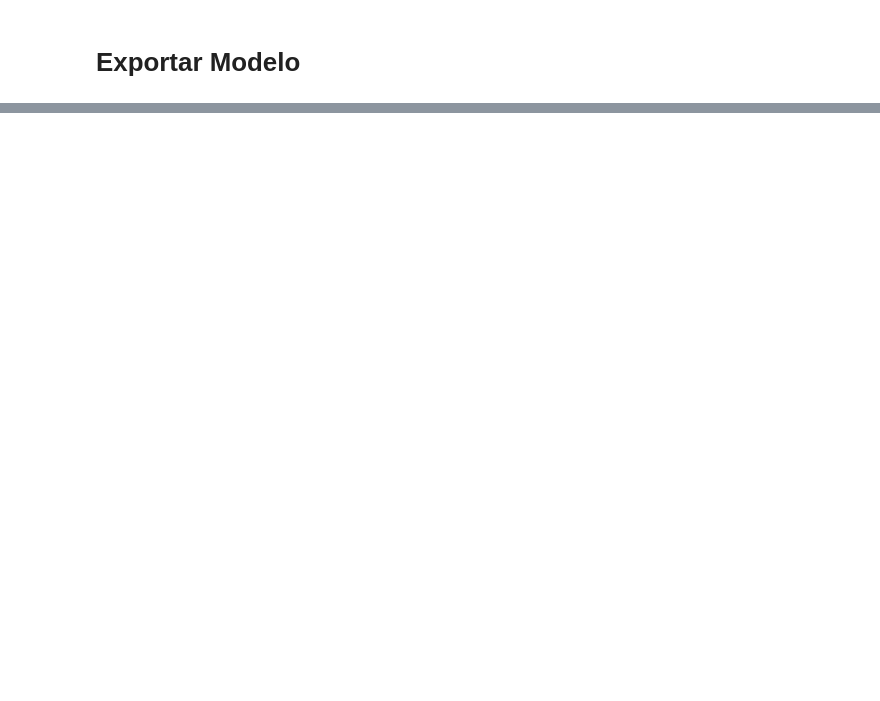
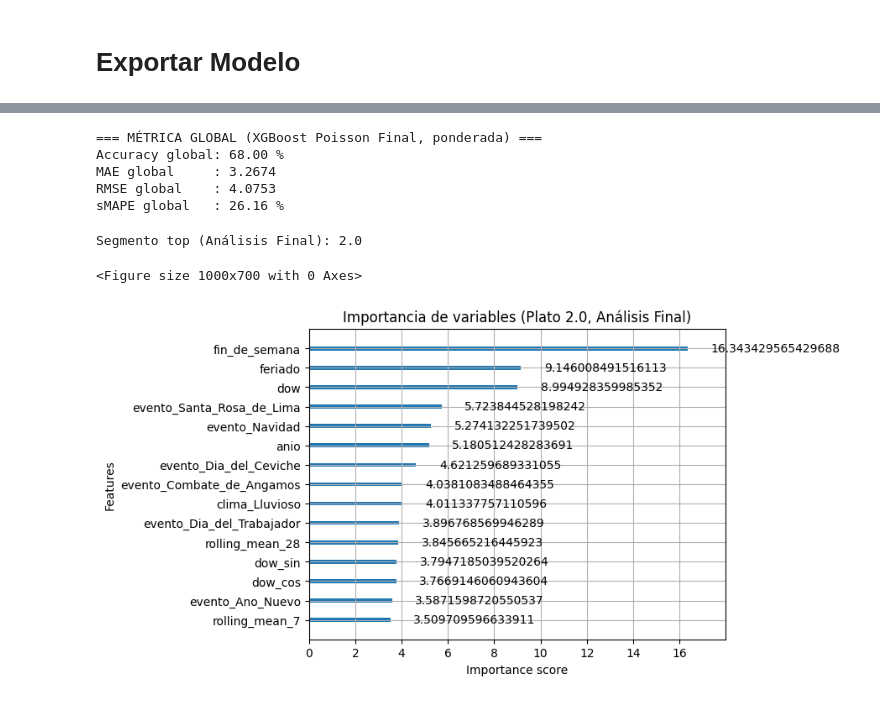
Before and after one commit to joseph7104/-1INF46-Plan_Compras_Produccion, a Jupyter notebook: notebooks/tuning/XGBOOST.ipynb, the cells around one changed output, grey strips where cells are left out. Cells and saved outputs as stored; diff of their text form; code cells hidden in the pictures; blank space fills up the shorter version.

Commit message:
Mejora del accuracy Created using Colab

```diff
--- a/notebooks/tuning/XGBOOST.ipynb
+++ b/notebooks/tuning/XGBOOST.ipynb
@@ -1315,0 +1245,12 @@ To https://github.com/joseph7104/-1INF46-Plan_Compras_Produccion.git
+# %%
+# 1) Definición de nuevas variables predictoras (sin 'monto_total' ni 'fecha')
+
+DATE_COL = "fecha"
+PLATO_COL = "plato"
+TARGET_COL = "cantidad"
+
+# Excluimos 'monto_total' y 'fecha' explícitamente de los regresores
+regressors_final = [c for c in df.columns if c not in [DATE_COL, PLATO_COL, TARGET_COL, "monto_total"]]
+
+print(f"Nuevos regresores (sin monto_total ni fecha): {len(regressors_final)} variables")
+print(regressors_final[:10], "...")
@@ -1315,0 +1340,45 @@ To https://github.com/joseph7104/-1INF46-Plan_Compras_Produccion.git
+# %%
+# 3) Métrica global (ponderada) del Análisis Final
+
+if not res_poisson_final_df.empty:
+    total_n = res_poisson_final_df["n_rows"].sum() if "n_rows" in res_poisson_final_df.columns else len(df)
+    acc_global_final = (res_poisson_final_df["Accuracy"] * res_poisson_final_df["n_rows"]).sum() / total_n
+    mae_global_final = (res_poisson_final_df["MAE"] * res_poisson_final_df["n_rows"]).sum() / total_n
+    rmse_global_final= (res_poisson_final_df["RMSE"] * res_poisson_final_df["n_rows"]).sum() / total_n
+    smape_g_final    = (res_poisson_final_df["sMAPE"] * res_poisson_final_df["n_rows"]).sum() / total_n
+
+    print("\n=== MÉTRICA GLOBAL (XGBoost Poisson Final, ponderada) ===")
+    print(f"Accuracy global: {acc_global_final:.2f} %")
+    print(f"MAE global     : {mae_global_final:.4f}")
+    print(f"RMSE global    : {rmse_global_final:.4f}")
+    print(f"sMAPE global   : {smape_g_final:.2f} %")
+else:
+    print("No hay resultados para consolidar en el Análisis Final.")
+# %% [output]
+=== MÉTRICA GLOBAL (XGBoost Poisson Final, ponderada) ===
+Accuracy global: 68.00 %
+MAE global     : 3.2674
+RMSE global    : 4.0753
+sMAPE global   : 26.16 %
+# %%
+# 4) Visualización de importancia de variables para el plato principal (Análisis Final)
+
+import matplotlib.pyplot as plt
+from xgboost import plot_importance
+
+if not res_poisson_final_df.empty:
+    top_seg_final = res_poisson_final_df.iloc[0]["plato"]
+    print(f"\nSegmento top (Análisis Final): {top_seg_final}")
+
+    bst_final = models_poisson_final[top_seg_final]
+
+    plt.figure(figsize=(10, 7))
+    plot_importance(bst_final, max_num_features=15, importance_type="gain")
+    plt.title(f"Importancia de variables (Plato {top_seg_final}, Análisis Final)")
+    plt.show()
+else:
+    print("No hay modelos entrenados para visualizar importancia de variables en el Análisis Final.")
+# %% [output]
+Segmento top (Análisis Final): 2.0
+<Figure size 1000x700 with 0 Axes>
+[figure, added]
```
Also changed, not shown: parts of 34 cells of this notebook.
